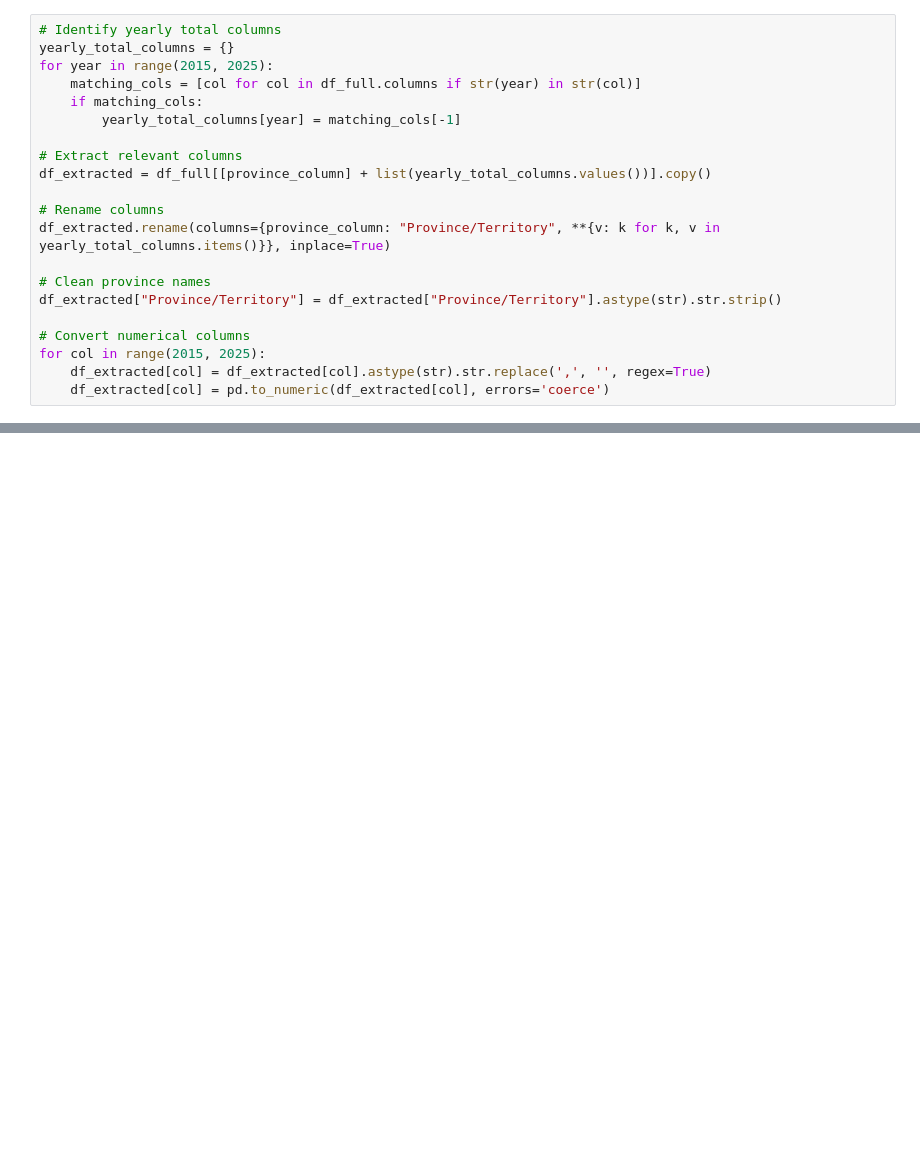
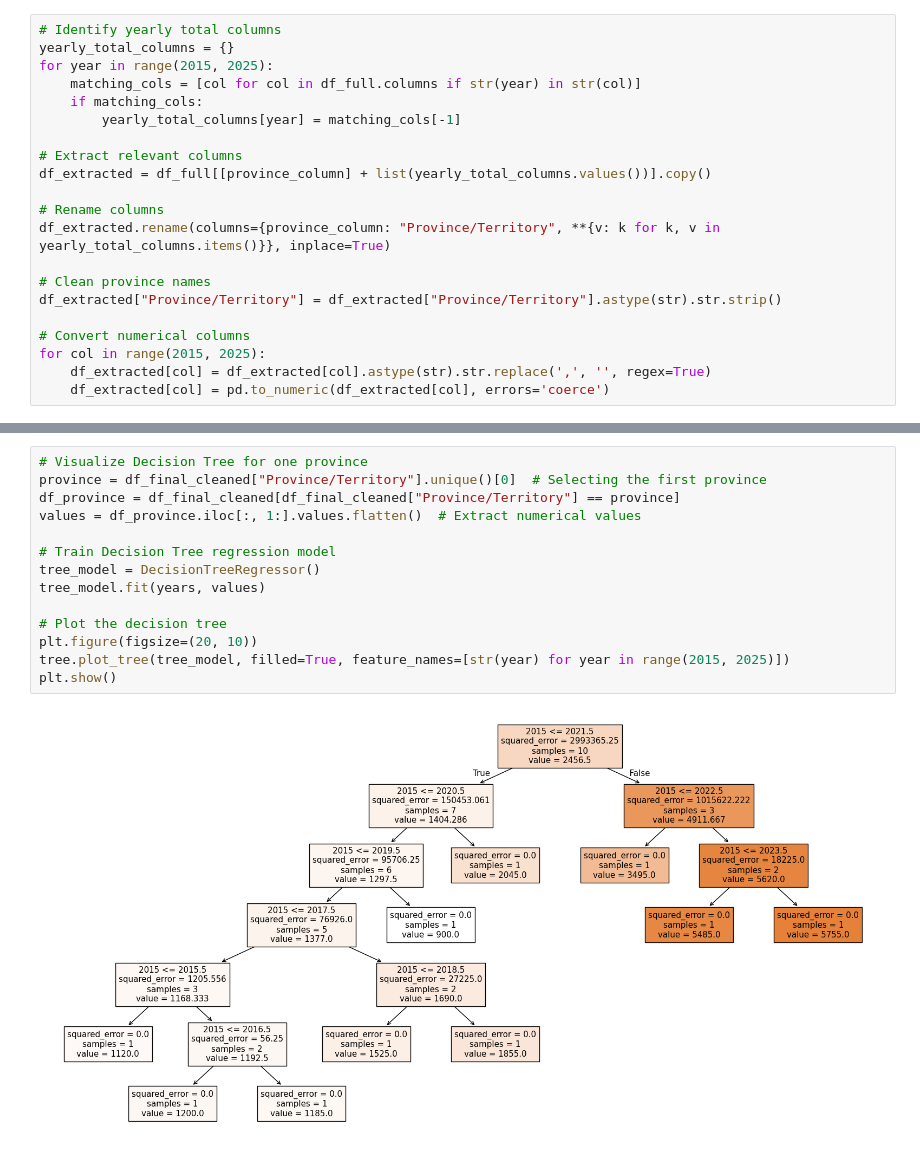
Before and after one commit to m-p-s/Professional_Certificate_in_Machine_Learning_Artificial_Intelligence, a Jupyter notebook: capstone/Capstone_Permanent_Residents_data_EDA.ipynb, the cells around one changed output, grey strips where cells are left out. Saved outputs shown, nothing was run; the diff lists cells and outputs as text; blank space fills up the shorter version.

```diff
--- a/capstone/Capstone_Permanent_Residents_data_EDA.ipynb
+++ b/capstone/Capstone_Permanent_Residents_data_EDA.ipynb
@@ -402,3 +419,19 @@ for province in df_final_cleaned["Province/Territory"].unique():
+# %%
+# Visualize Decision Tree for one province
+province = df_final_cleaned["Province/Territory"].unique()[0]  # Selecting the first province
+df_province = df_final_cleaned[df_final_cleaned["Province/Territory"] == province]
+values = df_province.iloc[:, 1:].values.flatten()  # Extract numerical values
+
+# Train Decision Tree regression model
+tree_model = DecisionTreeRegressor()
+tree_model.fit(years, values)
+
+# Plot the decision tree
+plt.figure(figsize=(20, 10))
+tree.plot_tree(tree_model, filled=True, feature_names=[str(year) for year in range(2015, 2025)])
+plt.show()
+# %% [output]
+[figure, added]
 # %% [markdown]
 **Steady Growth vs. Fluctuations:** Provinces such as Quebec and Ontario exhibit more stable immigration trends, whereas regions like Newfoundland and Labrador and Prince Edward Island demonstrate significant fluctuations.
 COVID-19 Impact (2020): A decline in immigration numbers is observed across most provinces around 2020, likely due to the impact of the COVID-19 pandemic.
```
Also changed, not shown: parts of 25 cells of this notebook.
